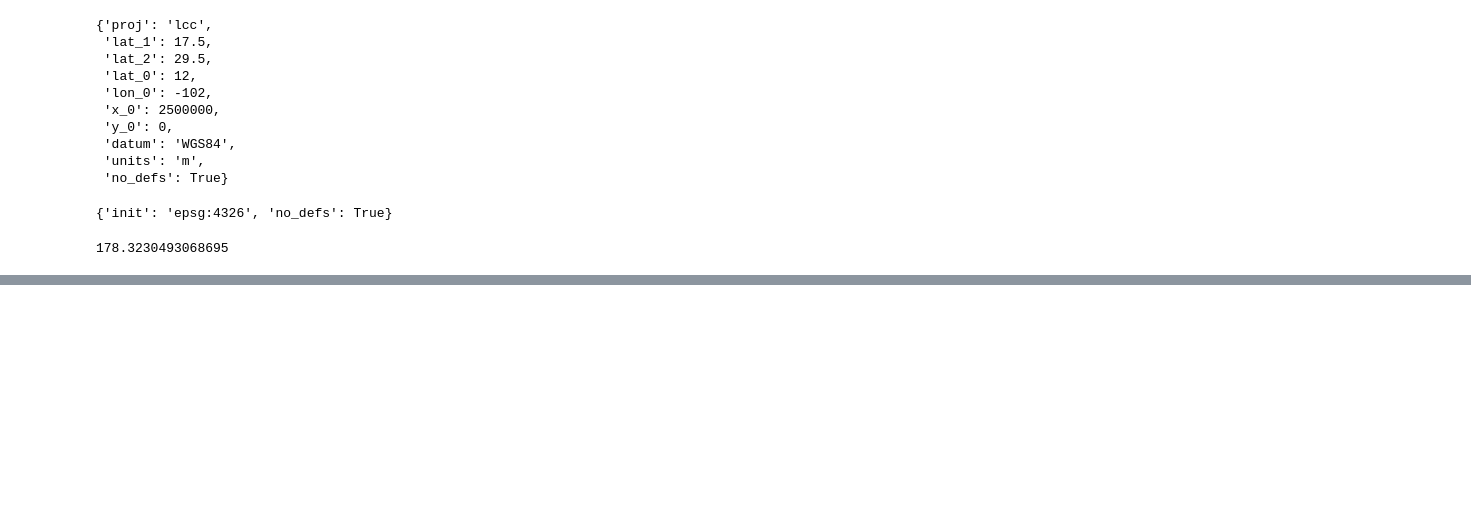
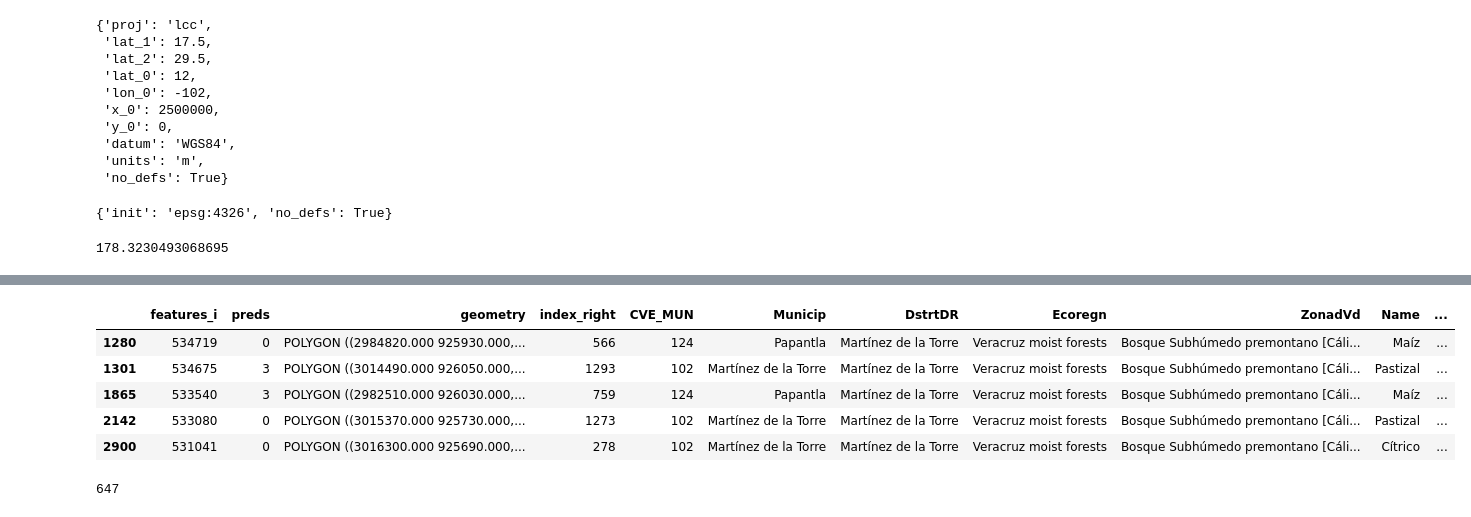
Before and after one commit to CONABIO/antares3-sandbox, a Jupyter notebook: notebooks/agriculture_madmex_app/2_clusterization_for_agriculture_inecol_intersect_with_area_of_interest.ipynb, the cells around one changed output, grey strips where cells are left out. Cells and saved outputs as stored; diff of their text form; code cells hidden in the pictures; blank space fills up the shorter version.

```diff
--- a/notebooks/agriculture_madmex_app/2_clusterization_for_agriculture_inecol_intersect_with_area_of_interest.ipynb
+++ b/notebooks/agriculture_madmex_app/2_clusterization_for_agriculture_inecol_intersect_with_area_of_interest.ipynb
@@ -945,0 +998,13 @@ secs
+# %%
+gdf_df_clusters_poi_intersects.head()
+# %% [output]
+|  | features_i | preds | geometry | index_right | CVE_MUN | Municip | DstrtDR | Ecoregn | ZonadVd | Name | ... |
+| 1280 | 534719 | 0 | POLYGON ((2984820.000 925930.000,... | 566 | 124 | Papantla | Martínez de la Torre | Veracruz moist forests | Bosque Subhúmedo premontano [Cáli... | Maíz | ... |
+| 1301 | 534675 | 3 | POLYGON ((3014490.000 926050.000,... | 1293 | 102 | Martínez de la Torre | Martínez de la Torre | Veracruz moist forests | Bosque Subhúmedo premontano [Cáli... | Pastizal | ... |
+| 1865 | 533540 | 3 | POLYGON ((2982510.000 926030.000,... | 759 | 124 | Papantla | Martínez de la Torre | Veracruz moist forests | Bosque Subhúmedo premontano [Cáli... | Maíz | ... |
+| 2142 | 533080 | 0 | POLYGON ((3015370.000 925730.000,... | 1273 | 102 | Martínez de la Torre | Martínez de la Torre | Veracruz moist forests | Bosque Subhúmedo premontano [Cáli... | Pastizal | ... |
+| 2900 | 531041 | 0 | POLYGON ((3016300.000 925690.000,... | 278 | 102 | Martínez de la Torre | Martínez de la Torre | Veracruz moist forests | Bosque Subhúmedo premontano [Cáli... | Cítrico | ... |
+# %%
+len(gdf_df_clusters_poi_intersects.index)
+# %% [output]
+647
```
Also changed, not shown: parts of 141 cells of this notebook.
